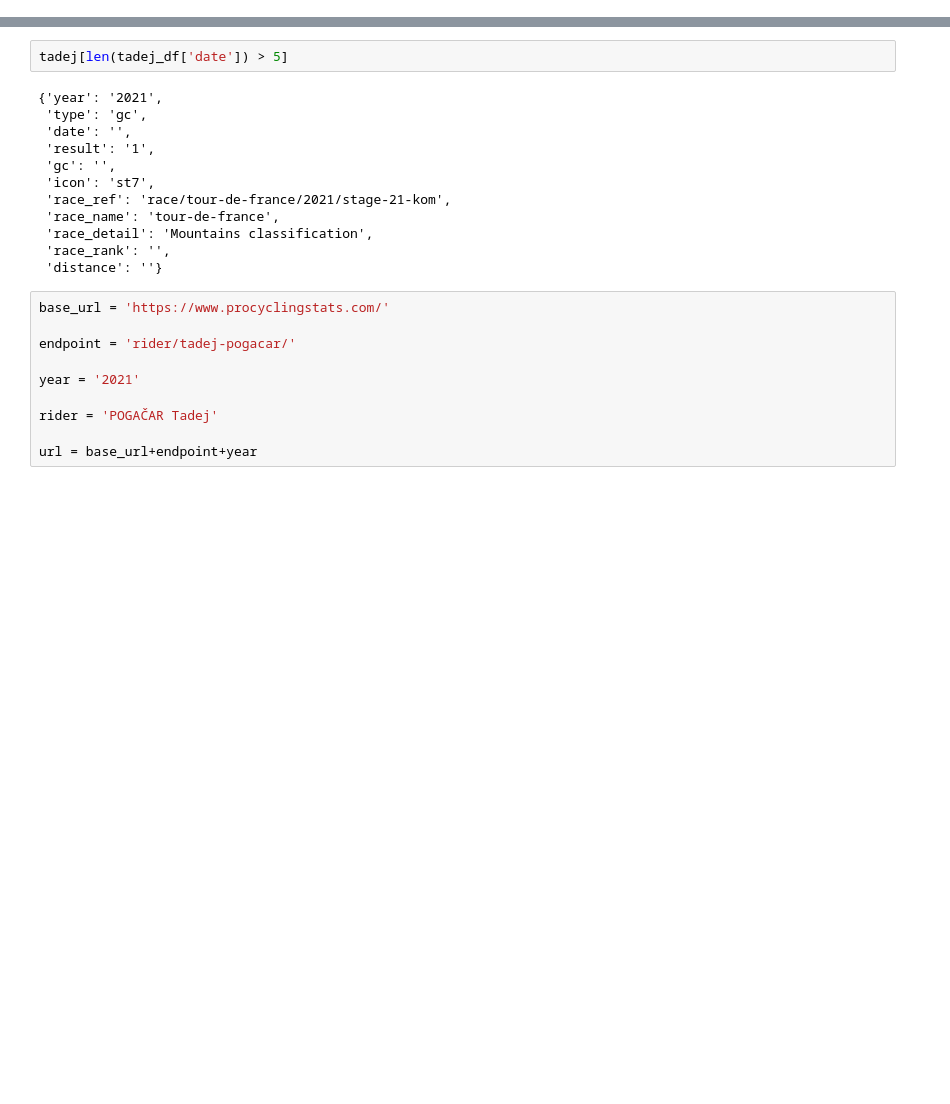
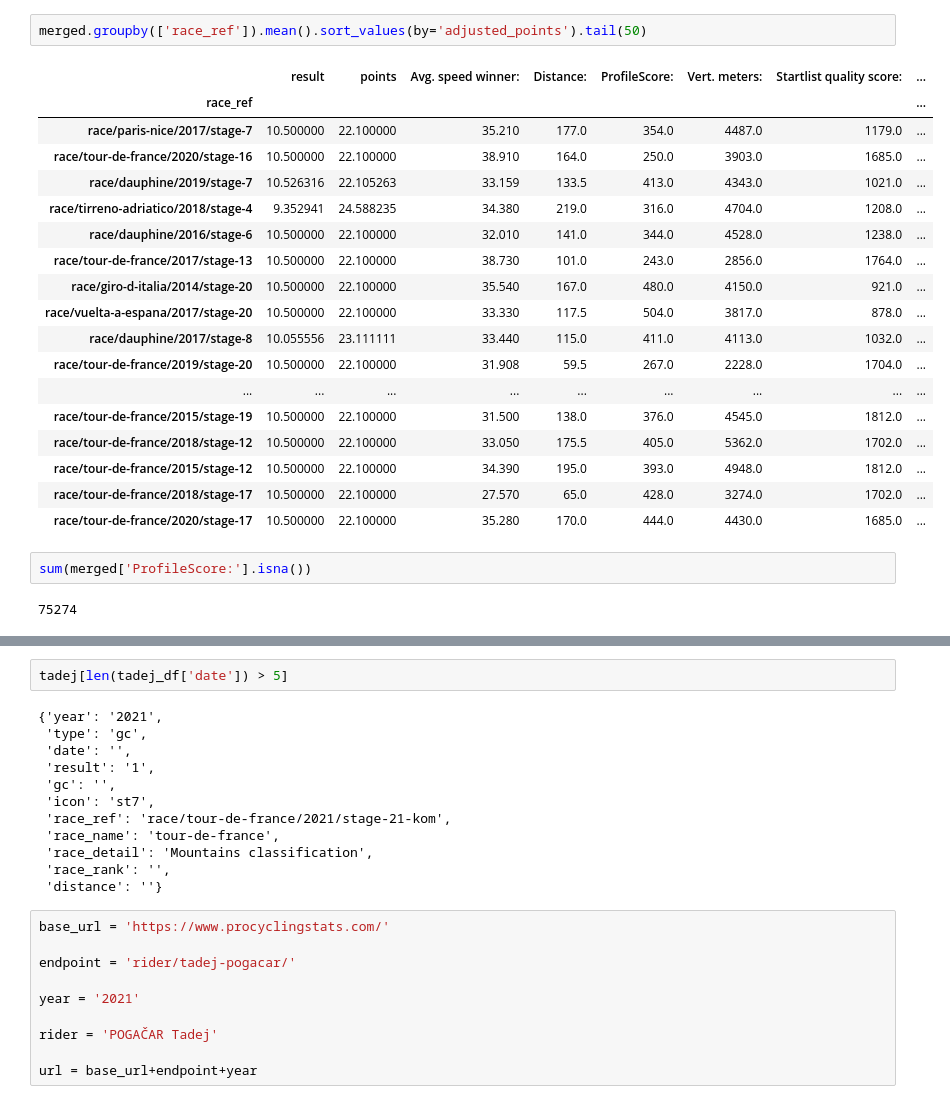
Before and after one commit to Michiel-DK/cycling, a Jupyter notebook: new_scraper.ipynb, the cells around one changed output, grey strips where cells are left out. Drawn from its saved outputs; the diff is of its cells as text; blank space fills up the shorter version.

```diff
--- a/new_scraper.ipynb
+++ b/new_scraper.ipynb
@@ -136,0 +316,25 @@ tadej_df.tail(40)
+# %%
+merged.groupby(['race_ref']).mean().sort_values(by='adjusted_points').tail(50)
+# %% [output]
+|  | result | points | Avg. speed winner: | Distance: | ProfileScore: | Vert. meters: | Startlist quality score: | ... |
+| race_ref |  |  |  |  |  |  |  | ... |
+| race/paris-nice/2017/stage-7 | 10.500000 | 22.100000 | 35.210 | 177.0 | 354.0 | 4487.0 | 1179.0 | ... |
+| race/tour-de-france/2020/stage-16 | 10.500000 | 22.100000 | 38.910 | 164.0 | 250.0 | 3903.0 | 1685.0 | ... |
+| race/dauphine/2019/stage-7 | 10.526316 | 22.105263 | 33.159 | 133.5 | 413.0 | 4343.0 | 1021.0 | ... |
+| race/tirreno-adriatico/2018/stage-4 | 9.352941 | 24.588235 | 34.380 | 219.0 | 316.0 | 4704.0 | 1208.0 | ... |
+| race/dauphine/2016/stage-6 | 10.500000 | 22.100000 | 32.010 | 141.0 | 344.0 | 4528.0 | 1238.0 | ... |
+| race/tour-de-france/2017/stage-13 | 10.500000 | 22.100000 | 38.730 | 101.0 | 243.0 | 2856.0 | 1764.0 | ... |
+| race/giro-d-italia/2014/stage-20 | 10.500000 | 22.100000 | 35.540 | 167.0 | 480.0 | 4150.0 | 921.0 | ... |
+| race/vuelta-a-espana/2017/stage-20 | 10.500000 | 22.100000 | 33.330 | 117.5 | 504.0 | 3817.0 | 878.0 | ... |
+| race/dauphine/2017/stage-8 | 10.055556 | 23.111111 | 33.440 | 115.0 | 411.0 | 4113.0 | 1032.0 | ... |
+| race/tour-de-france/2019/stage-20 | 10.500000 | 22.100000 | 31.908 | 59.5 | 267.0 | 2228.0 | 1704.0 | ... |
+| ... | ... | ... | ... | ... | ... | ... | ... | ... |
+| race/tour-de-france/2015/stage-19 | 10.500000 | 22.100000 | 31.500 | 138.0 | 376.0 | 4545.0 | 1812.0 | ... |
+| race/tour-de-france/2018/stage-12 | 10.500000 | 22.100000 | 33.050 | 175.5 | 405.0 | 5362.0 | 1702.0 | ... |
+| race/tour-de-france/2015/stage-12 | 10.500000 | 22.100000 | 34.390 | 195.0 | 393.0 | 4948.0 | 1812.0 | ... |
+| race/tour-de-france/2018/stage-17 | 10.500000 | 22.100000 | 27.570 | 65.0 | 428.0 | 3274.0 | 1702.0 | ... |
+| race/tour-de-france/2020/stage-17 | 10.500000 | 22.100000 | 35.280 | 170.0 | 444.0 | 4430.0 | 1685.0 | ... |
+# %%
+sum(merged['ProfileScore:'].isna())
+# %% [output]
+75274
```
Also changed, not shown: parts of 30 cells of this notebook, 12 other files.
